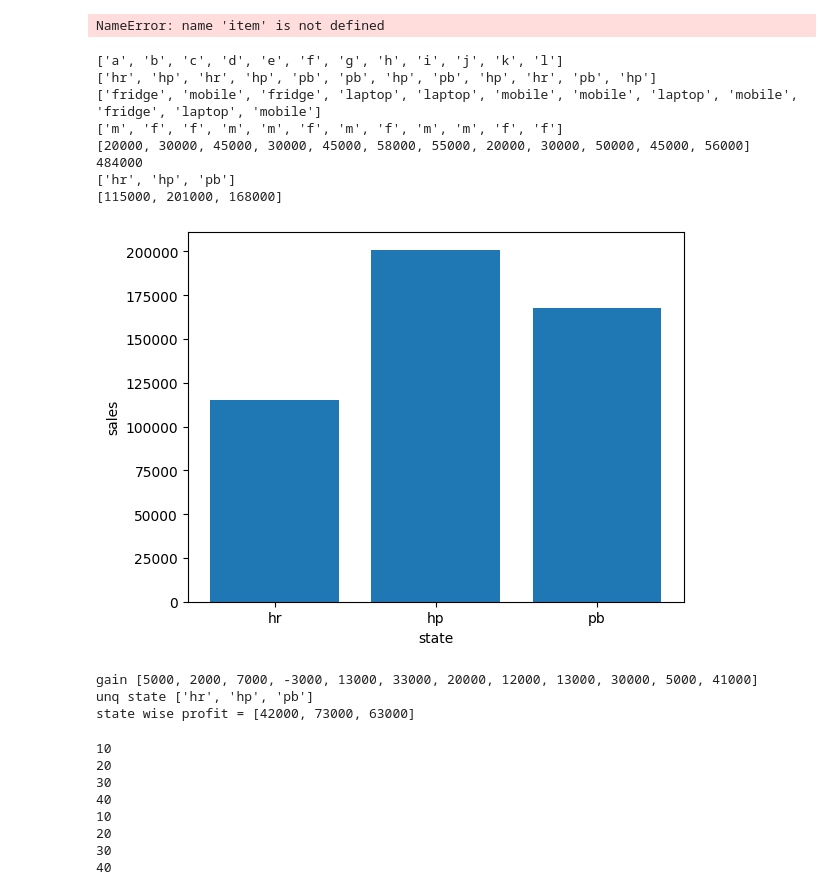
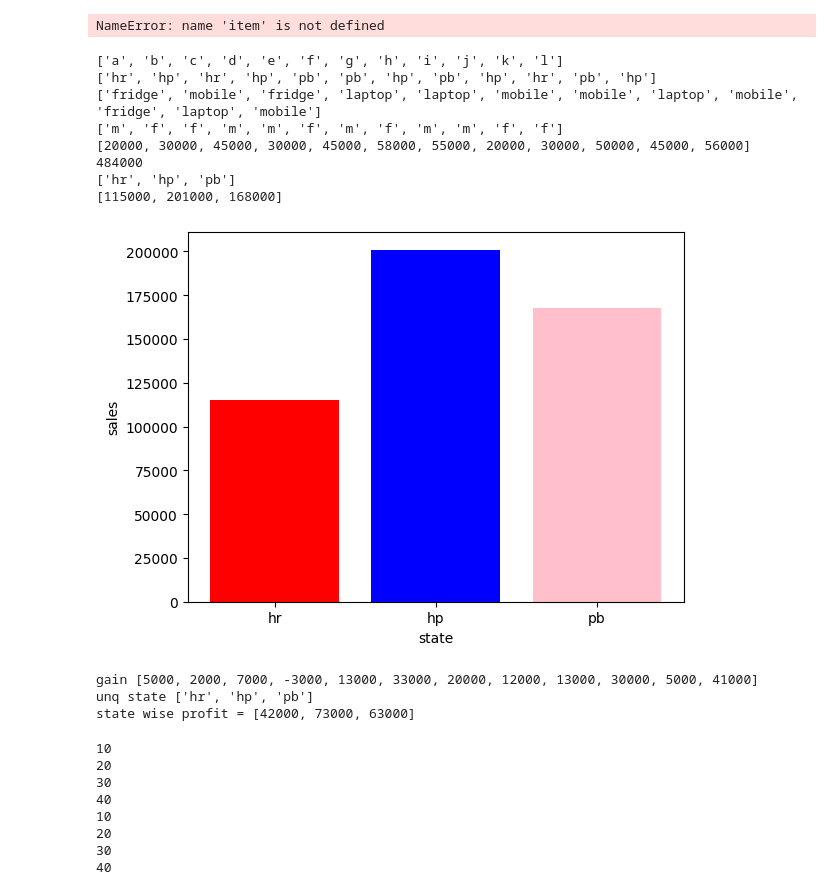
Before and after one commit to pulkit089/Python-, a Jupyter notebook: Copy_of_python.ipynb, the cells around one changed output. Saved outputs shown, nothing was run; the diff lists cells and outputs as text; code cells hidden in the pictures.

```diff
--- a/Copy_of_python.ipynb
+++ b/Copy_of_python.ipynb
@@ -967,6 +967,7 @@ customer_name=["a","b","c","d","e","f","g","h","i","j","k","l"]
 states=["hr","hp","hr","hp","pb","pb","hp","pb","hp","hr","pb","hp"]
 product_name=["fridge","mobile","fridge","laptop","laptop","mobile","mobile","laptop","mobile","fridge","laptop","mobile"]
 gender=["m","f","f","m","m","f","m","f","m","m","f","f"]
+colors=["red","blue","pink"]
 purchase=[15000,28000,38000,33000,32000,25000,35000,8000,17000,20000,40000,15000]
 amount=[20000,30000,45000,30000,45000,58000,55000,20000,30000,50000,45000,56000]
 total_sales=0
@@ -989,35 +990,35 @@ for i in range(len(states)):
   index=unique_state.index(states[i])
   state_wise_sales[index]= state_wise_sales[index]+amount[i]
 print(state_wise_sales)
 import matplotlib.pyplot as plt
-plt.bar(unique_state,state_wise_sales)
+plt.bar(unique_state,state_wise_sales,color=colors)
 plt.xlabel("state")
 plt.ylabel("sales")
 plt.show()
 profitt=[]
 for p in range(len(amount)):
   profitt.append(amount[p]-purchase[p])
 print("gain", profitt)
 
 
 state_wise_profit=[]
 for t in unique_state:
    state_wise_profit.append(0)
 print("unq state", unique_state)
 for u in range(len(states)):
    indexx=unique_state.index(states[u])
    state_wise_profit[indexx]= state_wise_profit[indexx]+profitt[u]
 print("state wise profit =", state_wise_profit)
 # %% [output]
 ['a', 'b', 'c', 'd', 'e', 'f', 'g', 'h', 'i', 'j', 'k', 'l']
 ['hr', 'hp', 'hr', 'hp', 'pb', 'pb', 'hp', 'pb', 'hp', 'hr', 'pb', 'hp']
 ['fridge', 'mobile', 'fridge', 'laptop', 'laptop', 'mobile', 'mobile', 'laptop', 'mobile', 'fridge', 'laptop', 'mobile']
 ['m', 'f', 'f', 'm', 'm', 'f', 'm', 'f', 'm', 'm', 'f', 'f']
 [20000, 30000, 45000, 30000, 45000, 58000, 55000, 20000, 30000, 50000, 45000, 56000]
 484000
 ['hr', 'hp', 'pb']
 [115000, 201000, 168000]
-[figure, old version]
+[figure, new version]
 gain [5000, 2000, 7000, -3000, 13000, 33000, 20000, 12000, 13000, 30000, 5000, 41000]
 unq state ['hr', 'hp', 'pb']
 state wise profit = [42000, 73000, 63000]
```
Also changed, not shown: parts of 2 cells of this notebook.
